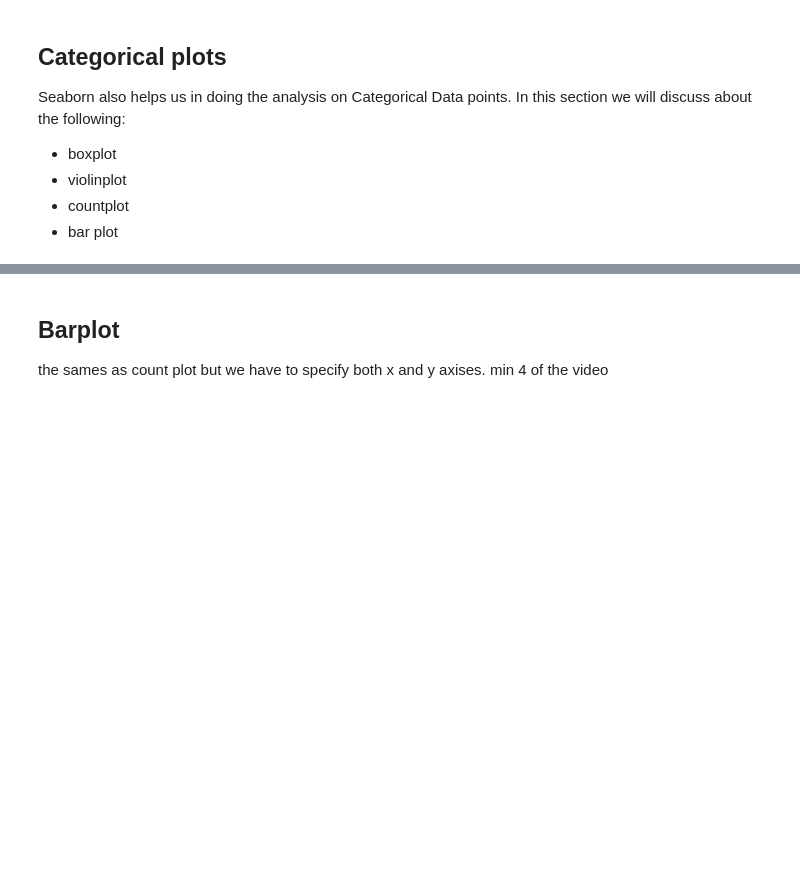
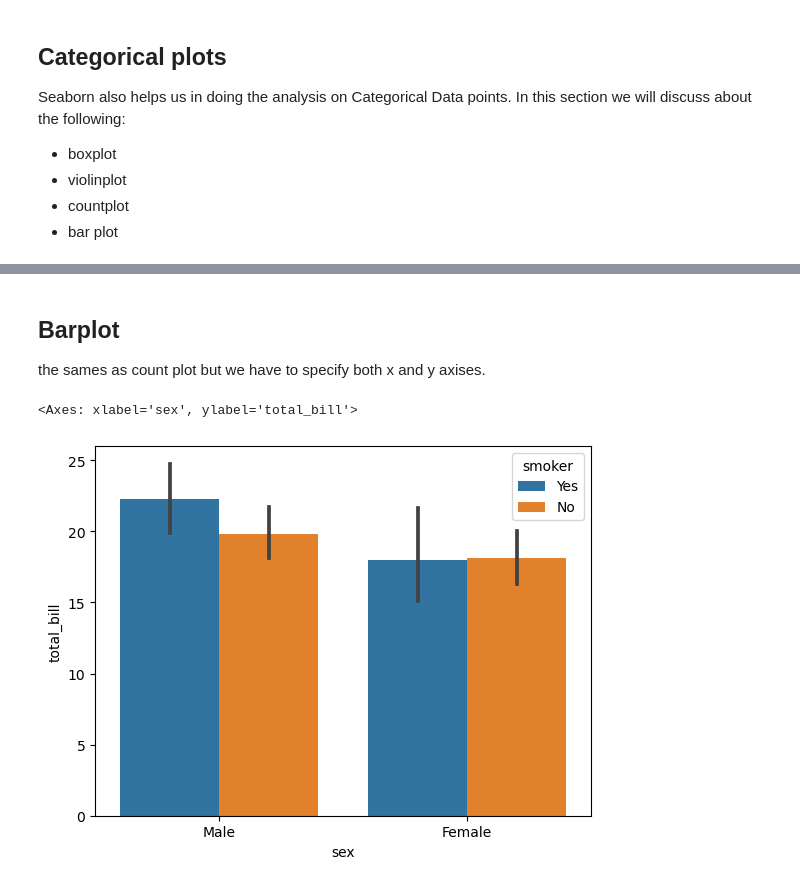
Before and after one commit to kavehnamvar/LearnPython2025, a Jupyter notebook: part_6_seaborn.ipynb, the cells around one changed output, grey strips where cells are left out. Cells and saved outputs as stored; diff of their text form; code cells hidden in the pictures; blank space fills up the shorter version.

```diff
--- a/part_6_seaborn.ipynb
+++ b/part_6_seaborn.ipynb
@@ -138,4 +135,10 @@ Passing `palette` without assigning `hue` is deprecated and will be removed in v
 # %% [markdown]
 ## Barplot
 
-the sames as count plot but we have to specify both x and y axises. min 4 of the video
+the sames as count plot but we have to specify both x and y axises.
+# %%
+sns.barplot(x='sex',y='total_bill', hue='smoker',data=df)
+# play with variable names and parameters to get the desired output
+# %% [output]
+<Axes: xlabel='sex', ylabel='total_bill'>
+[figure, added]
```
Also changed, not shown: parts of 15 cells of this notebook.
